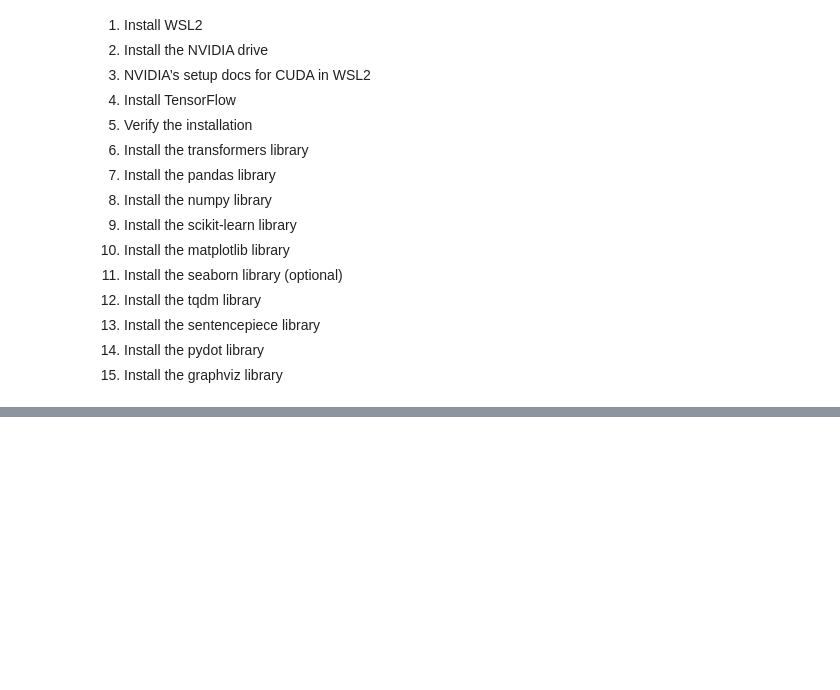
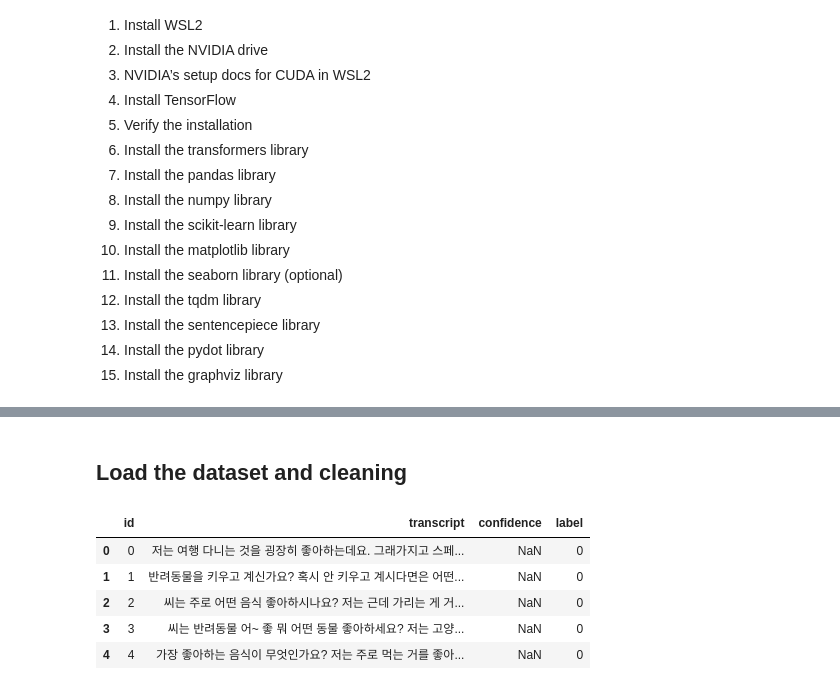
Before and after one commit to selfcontrol7/Korean_Voice_Phishing_Detection, a Jupyter notebook: KoBERT/Vishing Detection using KoBERT model from HuggingFace.ipynb, the cells around one changed output, grey strips where cells are left out. Cells and saved outputs as stored; diff of their text form; code cells hidden in the pictures; blank space fills up the shorter version.

```diff
--- a/KoBERT/Vishing Detection using KoBERT model from HuggingFace.ipynb
+++ b/KoBERT/Vishing Detection using KoBERT model from HuggingFace.ipynb
@@ -90,0 +88,14 @@ from sklearn.model_selection import train_test_split
+# %% [markdown]
+## Load the dataset and cleaning
+# %%
+# Import the dataset KorCCVi
+df = pd.read_csv('KorCCVi_v2.csv')
+# df = pd.read_csv('KorCCViD_v1.3_fullcleansed.csv')
+df.head()
+# %% [output]
+|  | id | transcript | confidence | label |
+| 0 | 0 | 저는 여행 다니는 것을 굉장히 좋아하는데요. 그래가지고 스페... | NaN | 0 |
+| 1 | 1 | 반려동물을 키우고 계신가요? 혹시 안 키우고 계시다면은 어떤... | NaN | 0 |
+| 2 | 2 | 씨는 주로 어떤 음식 좋아하시나요? 저는 근데 가리는 게 거... | NaN | 0 |
+| 3 | 3 | 씨는 반려동물 어~ 좋 뭐 어떤 동물 좋아하세요? 저는 고양... | NaN | 0 |
+| 4 | 4 | 가장 좋아하는 음식이 무엇인가요? 저는 주로 먹는 거를 좋아... | NaN | 0 |
```
Also changed, not shown: parts of 77 cells of this notebook.
